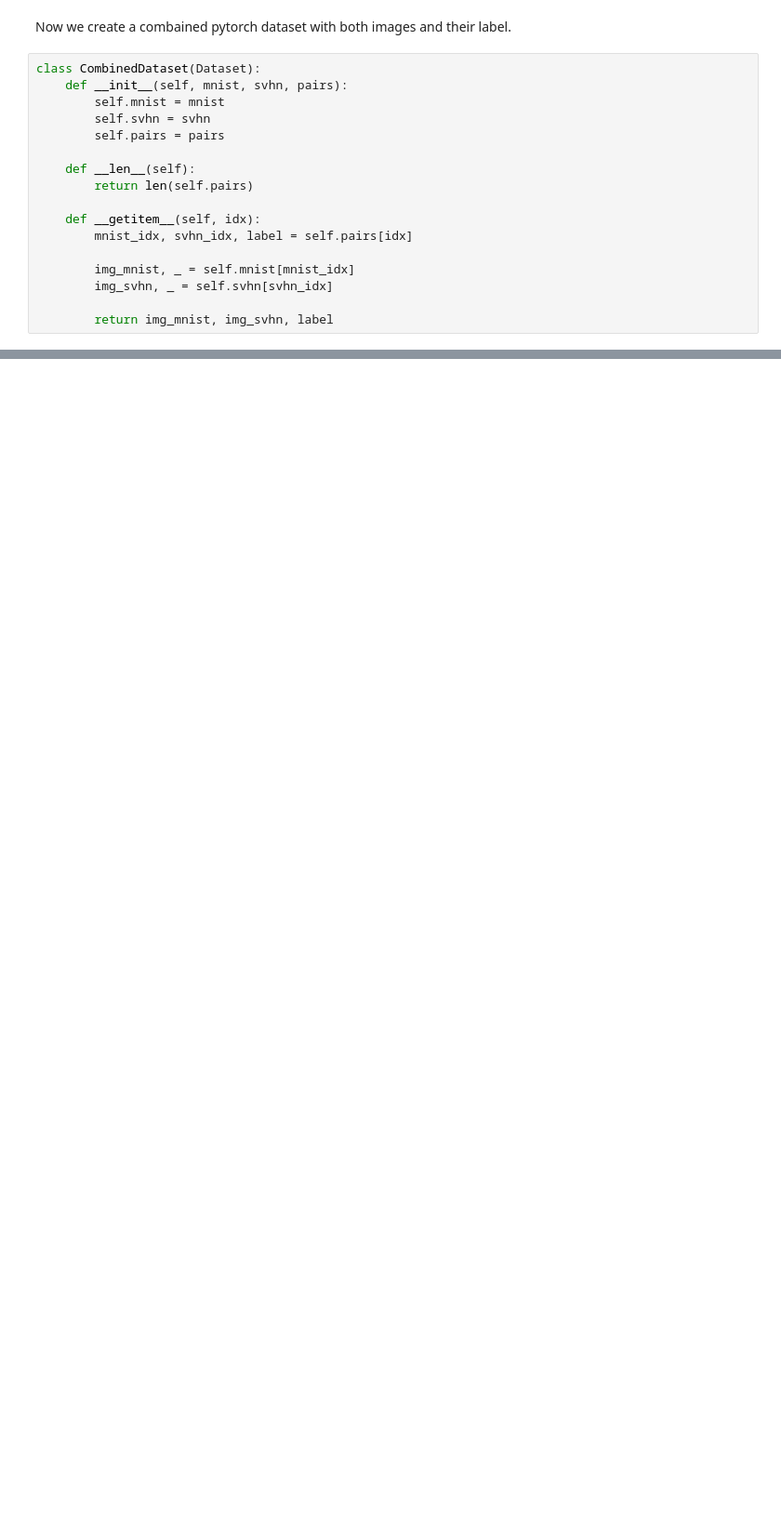
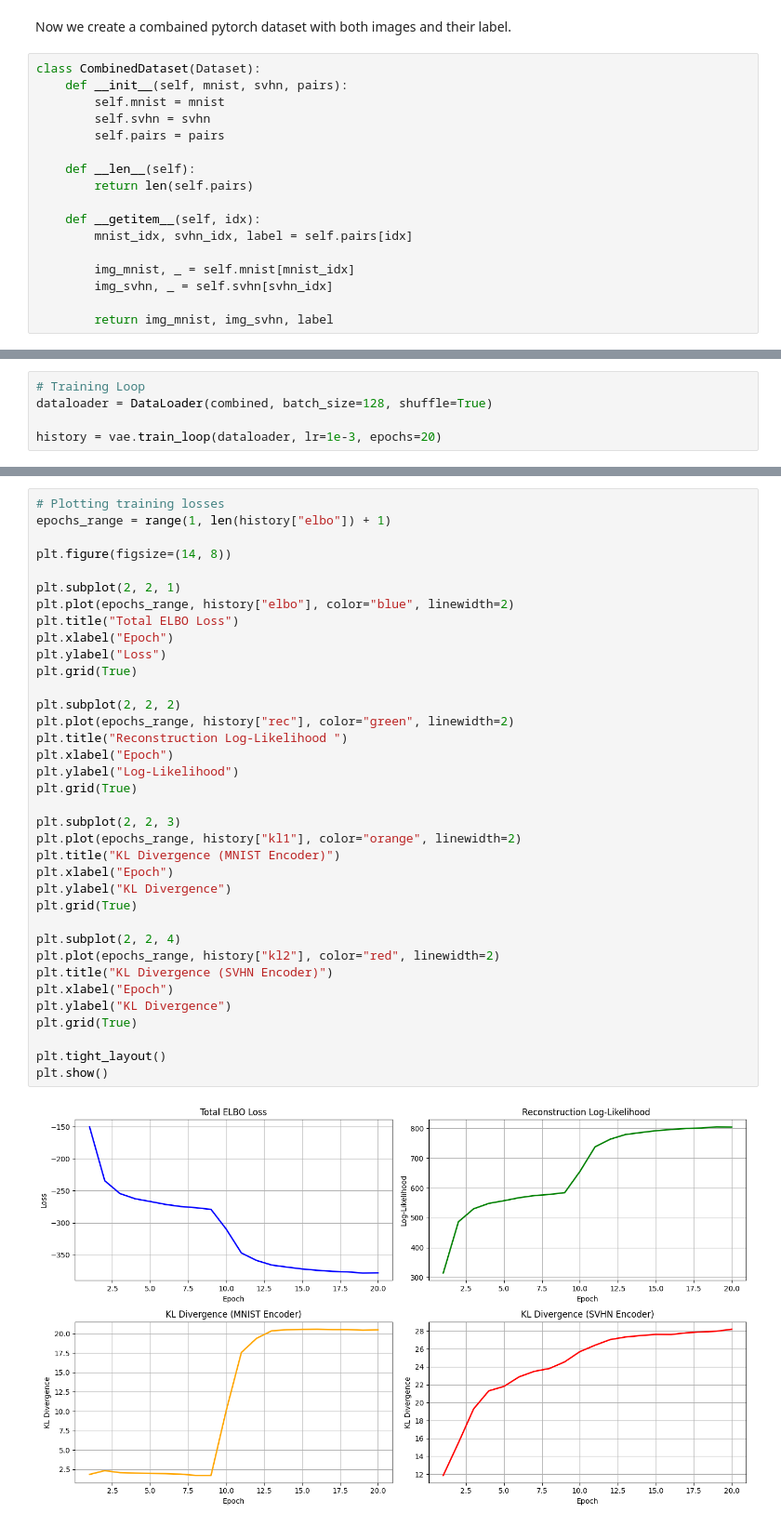
Before and after one commit to alvarodca/MLHealth, a Jupyter notebook: Lab1/training.ipynb, the cells around one changed output, grey strips where cells are left out. Shown at 93% size. Drawn from its saved outputs; the diff is of its cells as text; blank space fills up the shorter version.

```diff
--- a/Lab1/training.ipynb
+++ b/Lab1/training.ipynb
@@ -101,0 +151,5 @@ Label: 0
+# %%
+# Training Loop
+dataloader = DataLoader(combined, batch_size=128, shuffle=True)
+
+history = vae.train_loop(dataloader, lr=1e-3, epochs=20)
@@ -101,0 +182,38 @@ Label: 0
+# %%
+# Plotting training losses
+epochs_range = range(1, len(history["elbo"]) + 1)
+
+plt.figure(figsize=(14, 8))
+
+plt.subplot(2, 2, 1)
+plt.plot(epochs_range, history["elbo"], color="blue", linewidth=2)
+plt.title("Total ELBO Loss")
+plt.xlabel("Epoch")
+plt.ylabel("Loss")
+plt.grid(True)
+
+plt.subplot(2, 2, 2)
+plt.plot(epochs_range, history["rec"], color="green", linewidth=2)
+plt.title("Reconstruction Log-Likelihood ")
+plt.xlabel("Epoch")
+plt.ylabel("Log-Likelihood")
+plt.grid(True)
+
+plt.subplot(2, 2, 3)
+plt.plot(epochs_range, history["kl1"], color="orange", linewidth=2)
+plt.title("KL Divergence (MNIST Encoder)")
+plt.xlabel("Epoch")
+plt.ylabel("KL Divergence")
+plt.grid(True)
+
+plt.subplot(2, 2, 4)
+plt.plot(epochs_range, history["kl2"], color="red", linewidth=2)
+plt.title("KL Divergence (SVHN Encoder)")
+plt.xlabel("Epoch")
+plt.ylabel("KL Divergence")
+plt.grid(True)
+
+plt.tight_layout()
+plt.show()
+# %% [output]
+[figure, added]
```
Also changed, not shown: parts of 8 cells of this notebook, 4 other files.
